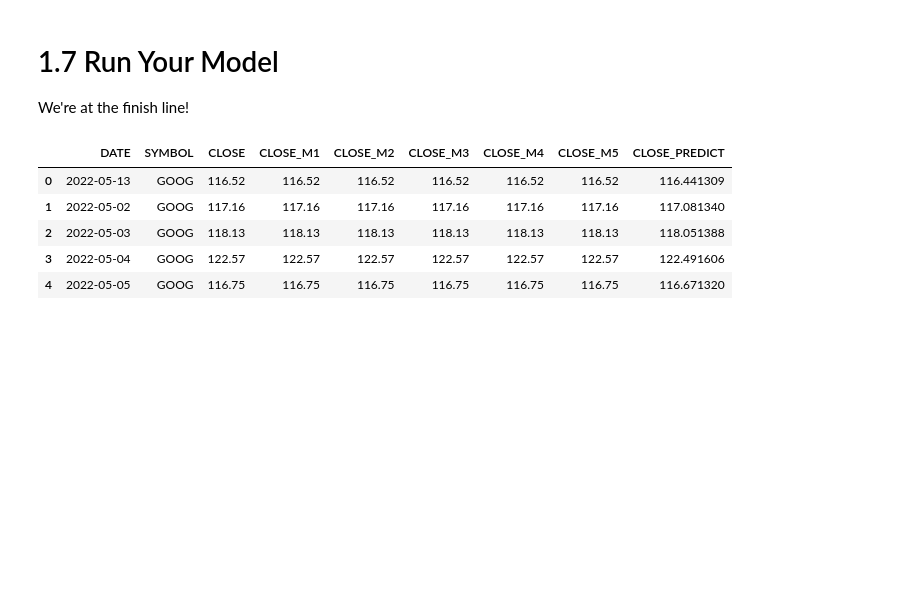
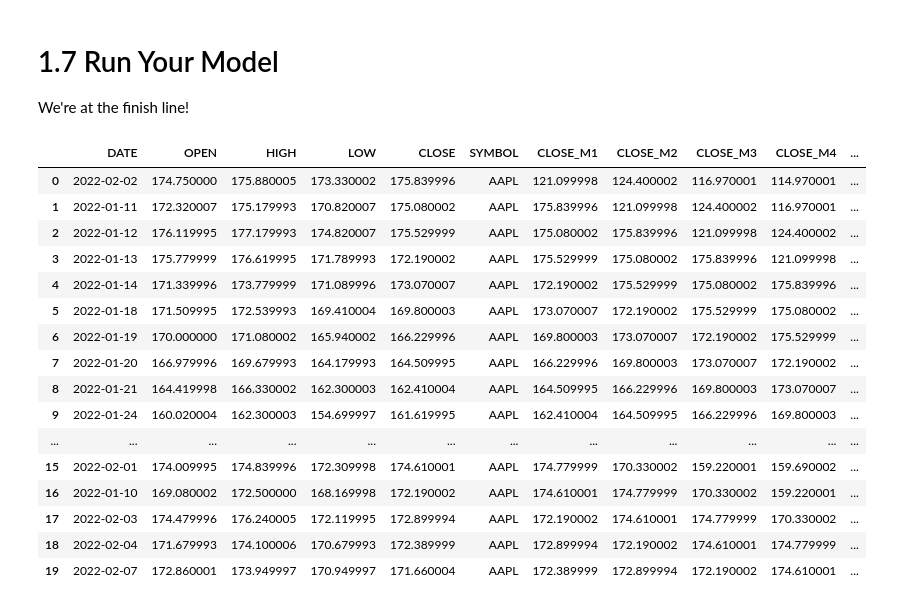
Before and after one commit to sfc-gh-mitaylor/HoL2.0-FS-Predictions, a Jupyter notebook: Part1_Zero_To_Model.ipynb, the cells around one changed output. Saved outputs shown, nothing was run; the diff lists cells and outputs as text; code cells hidden in the pictures; blank space fills up the shorter version.

```diff
--- a/Part1_Zero_To_Model.ipynb
+++ b/Part1_Zero_To_Model.ipynb
@@ -86,21 +85,20 @@ sdf = sdf.select(F.to_date(F.col('DATE')).as_('DATE'), "SYMBOL", "CLOSE").drop_d
 # %%
 class ML_Prep:
     def end_partition(self, df):
-        df.columns = ['_DATE', '_SYMBOL', '_CLOSE']
-        mean_close = df['_CLOSE'].mean()
+        df.columns = ['_DATE', "_OPEN", "_HIGH", "_LOW", "_CLOSE", "_SYMBOL"]
         for i in range(1,6):
-            df["_CLOSE-" + str(i)] = [mean_close]*i + list(df['_CLOSE'])[i:]
+            df["_CLOSE-" + str(i)] = df["_CLOSE"].shift(i).fillna(df["_CLOSE"].mean())
         yield df
 
 ML_Prep.end_partition._sf_vectorized_input = pd.DataFrame
 
 ml_prep_udtf = session.udtf.register(
     ML_Prep, # the class
-    input_types=[PandasDataFrameType([DateType(), StringType(), FloatType()])],
-    output_schema=PandasDataFrameType([DateType(),StringType(),FloatType(),FloatType(),FloatType(),FloatType(),FloatType(),FloatType()],
-                                      ["DATE", "SYMBOL", "CLOSE", "CLOSE_M1", "CLOSE_M2", "CLOSE_M3", "CLOSE_M4", "CLOSE_M5"]),
+    input_types=[PandasDataFrameType([DateType(), FloatType(), FloatType(), FloatType(), FloatType(), StringType()])],
+    output_schema=PandasDataFrameType([DateType(), FloatType(), FloatType(), FloatType(), FloatType(), StringType(),FloatType(),FloatType(),FloatType(),FloatType(),FloatType(),FloatType()],
+                                      ['DATE', "OPEN", "HIGH", "LOW", "CLOSE", "SYMBOL", "CLOSE_M1", "CLOSE_M2", "CLOSE_M3", "CLOSE_M4", "CLOSE_M5"]),
     packages=["snowflake-snowpark-python", 'pandas'])
 # %%
-sdf_prepped = sdf.select(ml_prep_udtf(*['DATE', 'SYMBOL', 'CLOSE']).over(partition_by=['SYMBOL']))
-sdf_prepped.limit(5).to_pandas()
+sdf_prepped = sdf.select(ml_prep_udtf(*["DATE", "OPEN", "HIGH", "LOW", "CLOSE", "SYMBOL"]).over(partition_by=['SYMBOL']))
+sdf_prepped.limit(10).to_pandas()
 # %% [output]
@@ -128,8 +133,8 @@ TO DO:
 2. Pick the date range for your train/test split
 3. Pick a regression model you want type
 # %%
-sdf_prepped_filt = sdf_prepped.filter((F.col("SYMBOL") == 'GOOG'))
-sdf_filt_train, sdf_filt_test = sdf_prepped_filt.filter((F.col("DATE") <= '2020-01-01')), sdf_prepped_filt.filter((F.col("DATE") > '2020-01-01'))
+sdf_prepped_filt = sdf_prepped.filter((F.col("SYMBOL") == 'AAPL'))
+sdf_filt_train, sdf_filt_test = sdf_prepped_filt.filter((F.col("DATE") <= '2022-01-01')), sdf_prepped_filt.filter((F.col("DATE") > '2022-01-01'))
 regressor = LinearRegression
 
 #sdf_prepped_filt = sdf_prepped.filter((F.col("SYMBOL") == "")) # <---- update 1.
@@ -166,7 +171,7 @@ TO DO:
 2. Choose a model version (note the combo of name and version needs to be unique)
 # %%
 MODEL_NAME = "SIMPLE_XGB_MODEL"
-MODEL_VERSION = "v10"
+MODEL_VERSION = "v12"
 model = registry.log_model(model_name=MODEL_NAME,
                            model_version=MODEL_VERSION,
                            model=regressor,
@@ -212,12 +216,23 @@ WARNING:snowflake.snowpark:ModelRegistry.deploy() is in private preview since 0.
 
 We're at the finish line!
 # %%
-model.predict(deployment_name="model_predict_v4", data=sdf_filt_test).limit(5).to_pandas()
+model.predict(deployment_name="model_predict_v6", data=sdf_filt_test).limit(20).to_pandas()
 # %% [output]
-|  | DATE | SYMBOL | CLOSE | CLOSE_M1 | CLOSE_M2 | CLOSE_M3 | CLOSE_M4 | CLOSE_M5 | CLOSE_PREDICT |
-| 0 | 2022-05-13 | GOOG | 116.52 | 116.52 | 116.52 | 116.52 | 116.52 | 116.52 | 116.441309 |
-| 1 | 2022-05-02 | GOOG | 117.16 | 117.16 | 117.16 | 117.16 | 117.16 | 117.16 | 117.081340 |
-| 2 | 2022-05-03 | GOOG | 118.13 | 118.13 | 118.13 | 118.13 | 118.13 | 118.13 | 118.051388 |
-| 3 | 2022-05-04 | GOOG | 122.57 | 122.57 | 122.57 | 122.57 | 122.57 | 122.57 | 122.491606 |
-| 4 | 2022-05-05 | GOOG | 116.75 | 116.75 | 116.75 | 116.75 | 116.75 | 116.75 | 116.671320 |
+|  | DATE | OPEN | HIGH | LOW | CLOSE | SYMBOL | CLOSE_M1 | CLOSE_M2 | CLOSE_M3 | CLOSE_M4 | ... |
+| 0 | 2022-02-02 | 174.750000 | 175.880005 | 173.330002 | 175.839996 | AAPL | 121.099998 | 124.400002 | 116.970001 | 114.970001 | ... |
+| 1 | 2022-01-11 | 172.320007 | 175.179993 | 170.820007 | 175.080002 | AAPL | 175.839996 | 121.099998 | 124.400002 | 116.970001 | ... |
+| 2 | 2022-01-12 | 176.119995 | 177.179993 | 174.820007 | 175.529999 | AAPL | 175.080002 | 175.839996 | 121.099998 | 124.400002 | ... |
+| 3 | 2022-01-13 | 175.779999 | 176.619995 | 171.789993 | 172.190002 | AAPL | 175.529999 | 175.080002 | 175.839996 | 121.099998 | ... |
+| 4 | 2022-01-14 | 171.339996 | 173.779999 | 171.089996 | 173.070007 | AAPL | 172.190002 | 175.529999 | 175.080002 | 175.839996 | ... |
+| 5 | 2022-01-18 | 171.509995 | 172.539993 | 169.410004 | 169.800003 | AAPL | 173.070007 | 172.190002 | 175.529999 | 175.080002 | ... |
+| 6 | 2022-01-19 | 170.000000 | 171.080002 | 165.940002 | 166.229996 | AAPL | 169.800003 | 173.070007 | 172.190002 | 175.529999 | ... |
+| 7 | 2022-01-20 | 166.979996 | 169.679993 | 164.179993 | 164.509995 | AAPL | 166.229996 | 169.800003 | 173.070007 | 172.190002 | ... |
+| 8 | 2022-01-21 | 164.419998 | 166.330002 | 162.300003 | 162.410004 | AAPL | 164.509995 | 166.229996 | 169.800003 | 173.070007 | ... |
+| 9 | 2022-01-24 | 160.020004 | 162.300003 | 154.699997 | 161.619995 | AAPL | 162.410004 | 164.509995 | 166.229996 | 169.800003 | ... |
+| ... | ... | ... | ... | ... | ... | ... | ... | ... | ... | ... | ... |
+| 15 | 2022-02-01 | 174.009995 | 174.839996 | 172.309998 | 174.610001 | AAPL | 174.779999 | 170.330002 | 159.220001 | 159.690002 | ... |
+| 16 | 2022-01-10 | 169.080002 | 172.500000 | 168.169998 | 172.190002 | AAPL | 174.610001 | 174.779999 | 170.330002 | 159.220001 | ... |
+| 17 | 2022-02-03 | 174.479996 | 176.240005 | 172.119995 | 172.899994 | AAPL | 172.190002 | 174.610001 | 174.779999 | 170.330002 | ... |
+| 18 | 2022-02-04 | 171.679993 | 174.100006 | 170.679993 | 172.389999 | AAPL | 172.899994 | 172.190002 | 174.610001 | 174.779999 | ... |
+| 19 | 2022-02-07 | 172.860001 | 173.949997 | 170.949997 | 171.660004 | AAPL | 172.389999 | 172.899994 | 172.190002 | 174.610001 | ... |
 # %%
```
Also changed, not shown: parts of 6 cells of this notebook, 3 other files.
